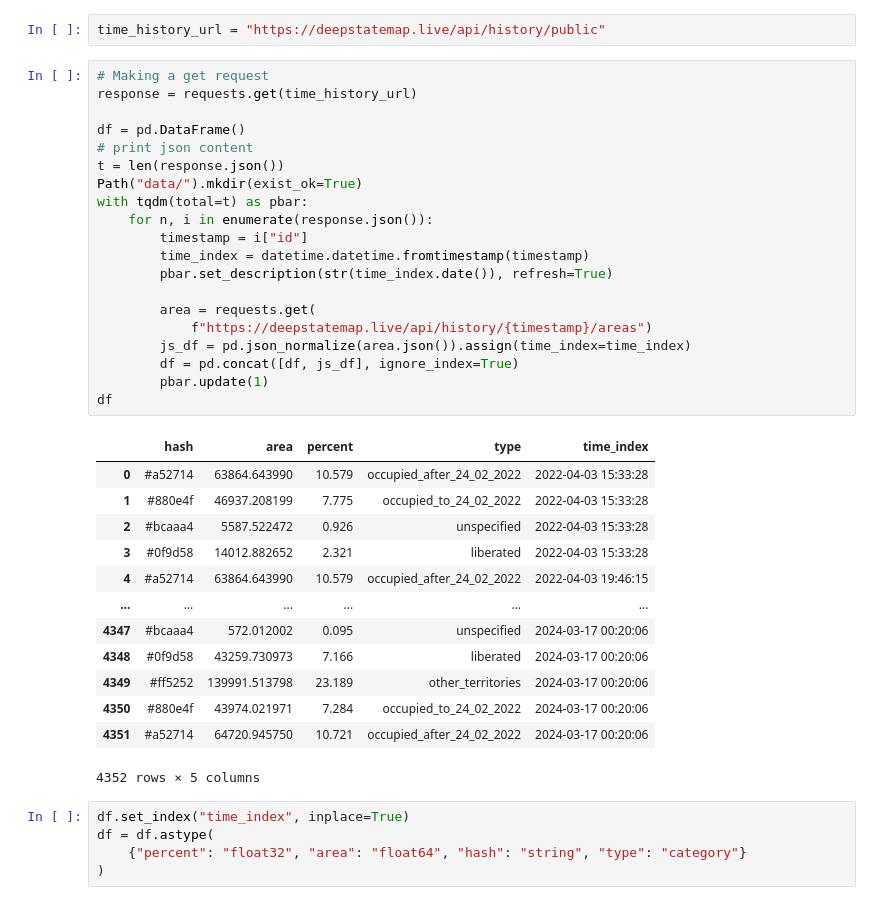
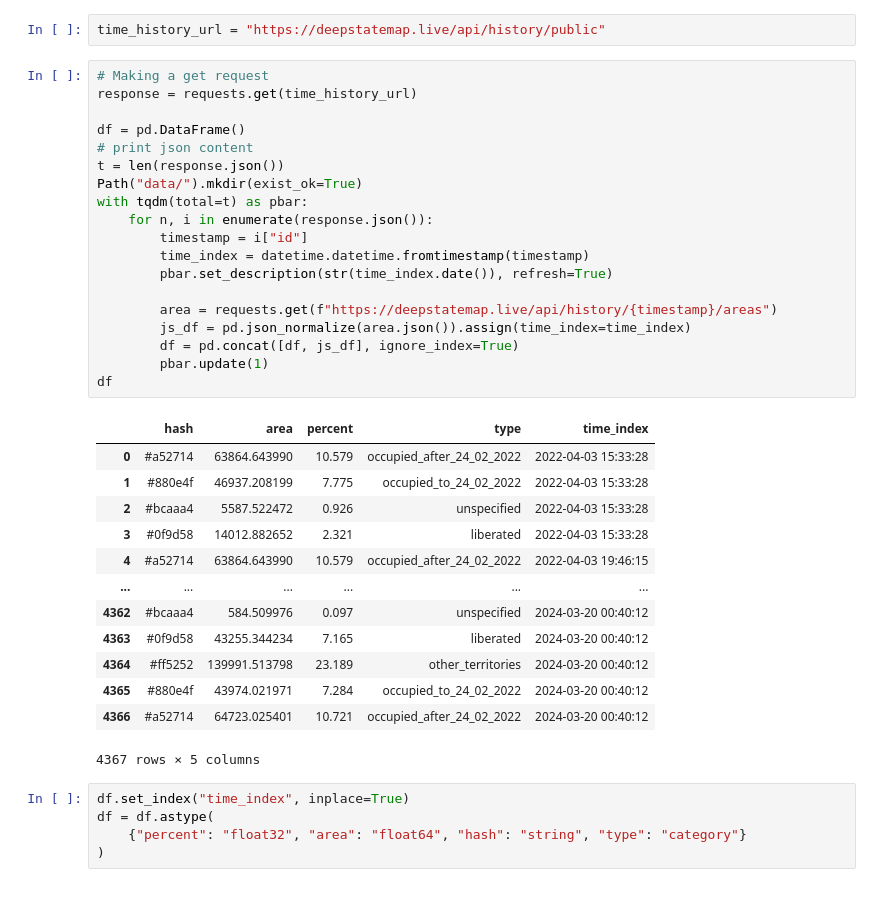
Before and after one commit to HexQuant/rua, a Jupyter notebook: area.ipynb, the cells around one changed output. Cells and saved outputs as stored; diff of their text form.

```diff
--- a/area.ipynb
+++ b/area.ipynb
@@ -35,37 +35,36 @@ time_history_url = "https://deepstatemap.live/api/history/public"
 # %%
 # Making a get request
 response = requests.get(time_history_url)
 
 df = pd.DataFrame()
 # print json content
 t = len(response.json())
 Path("data/").mkdir(exist_ok=True)
 with tqdm(total=t) as pbar:
     for n, i in enumerate(response.json()):
         timestamp = i["id"]
         time_index = datetime.datetime.fromtimestamp(timestamp)
         pbar.set_description(str(time_index.date()), refresh=True)
 
-        area = requests.get(
-            f"https://deepstatemap.live/api/history/{timestamp}/areas")
+        area = requests.get(f"https://deepstatemap.live/api/history/{timestamp}/areas")
         js_df = pd.json_normalize(area.json()).assign(time_index=time_index)
         df = pd.concat([df, js_df], ignore_index=True)
         pbar.update(1)
 df
 # %% [output]
 |  | hash | area | percent | type | time_index |
 | 0 | #a52714 | 63864.643990 | 10.579 | occupied_after_24_02_2022 | 2022-04-03 15:33:28 |
 | 1 | #880e4f | 46937.208199 | 7.775 | occupied_to_24_02_2022 | 2022-04-03 15:33:28 |
 | 2 | #bcaaa4 | 5587.522472 | 0.926 | unspecified | 2022-04-03 15:33:28 |
 | 3 | #0f9d58 | 14012.882652 | 2.321 | liberated | 2022-04-03 15:33:28 |
 | 4 | #a52714 | 63864.643990 | 10.579 | occupied_after_24_02_2022 | 2022-04-03 19:46:15 |
 | ... | ... | ... | ... | ... | ... |
-| 4347 | #bcaaa4 | 572.012002 | 0.095 | unspecified | 2024-03-17 00:20:06 |
-| 4348 | #0f9d58 | 43259.730973 | 7.166 | liberated | 2024-03-17 00:20:06 |
-| 4349 | #ff5252 | 139991.513798 | 23.189 | other_territories | 2024-03-17 00:20:06 |
-| 4350 | #880e4f | 43974.021971 | 7.284 | occupied_to_24_02_2022 | 2024-03-17 00:20:06 |
-| 4351 | #a52714 | 64720.945750 | 10.721 | occupied_after_24_02_2022 | 2024-03-17 00:20:06 |
+| 4362 | #bcaaa4 | 584.509976 | 0.097 | unspecified | 2024-03-20 00:40:12 |
+| 4363 | #0f9d58 | 43255.344234 | 7.165 | liberated | 2024-03-20 00:40:12 |
+| 4364 | #ff5252 | 139991.513798 | 23.189 | other_territories | 2024-03-20 00:40:12 |
+| 4365 | #880e4f | 43974.021971 | 7.284 | occupied_to_24_02_2022 | 2024-03-20 00:40:12 |
+| 4366 | #a52714 | 64723.025401 | 10.721 | occupied_after_24_02_2022 | 2024-03-20 00:40:12 |
-4352 rows × 5 columns
+4367 rows × 5 columns
 # %%
 df.set_index("time_index", inplace=True)
 df = df.astype(
```
Also changed, not shown: parts of 8 cells of this notebook, 2 other files.
